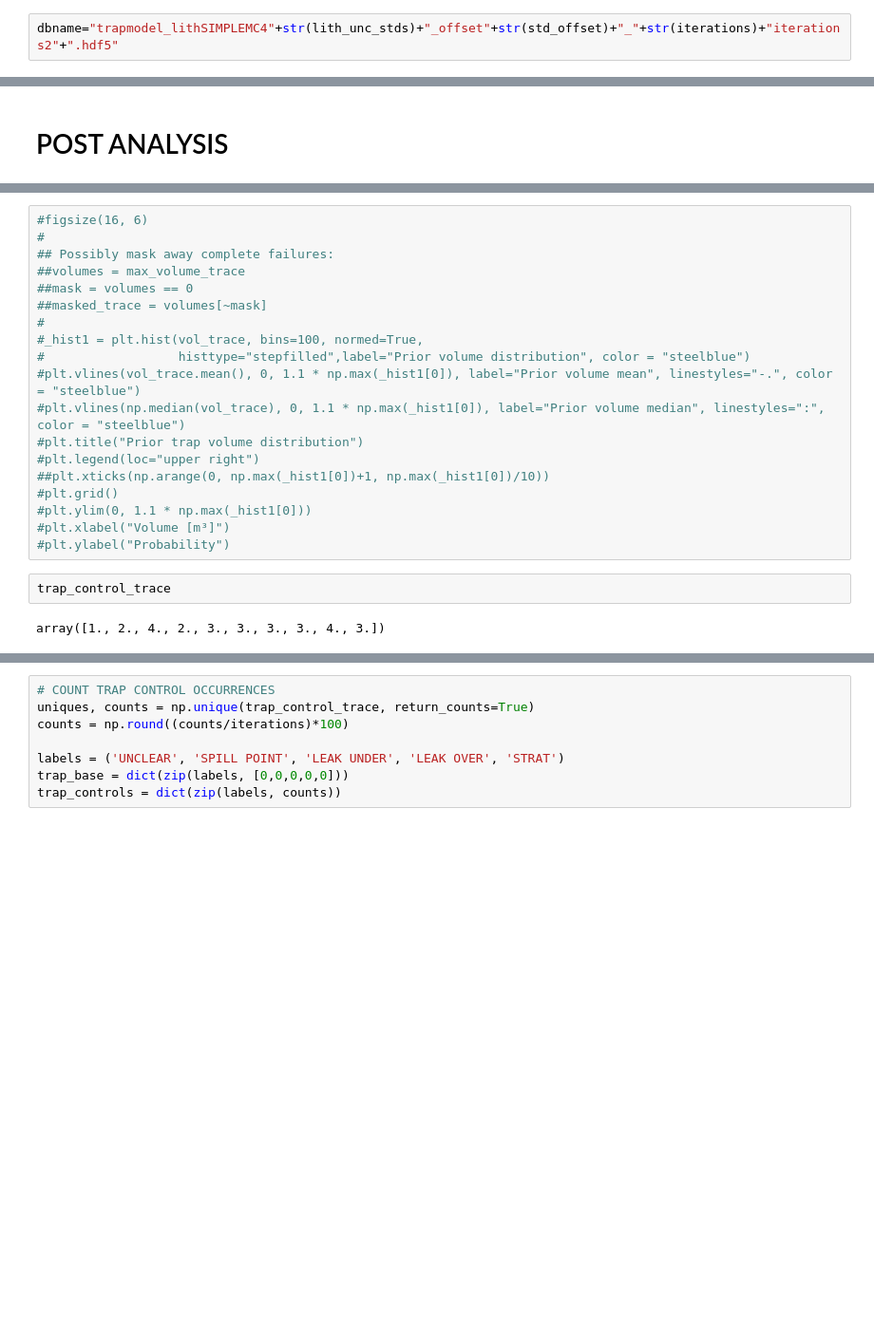
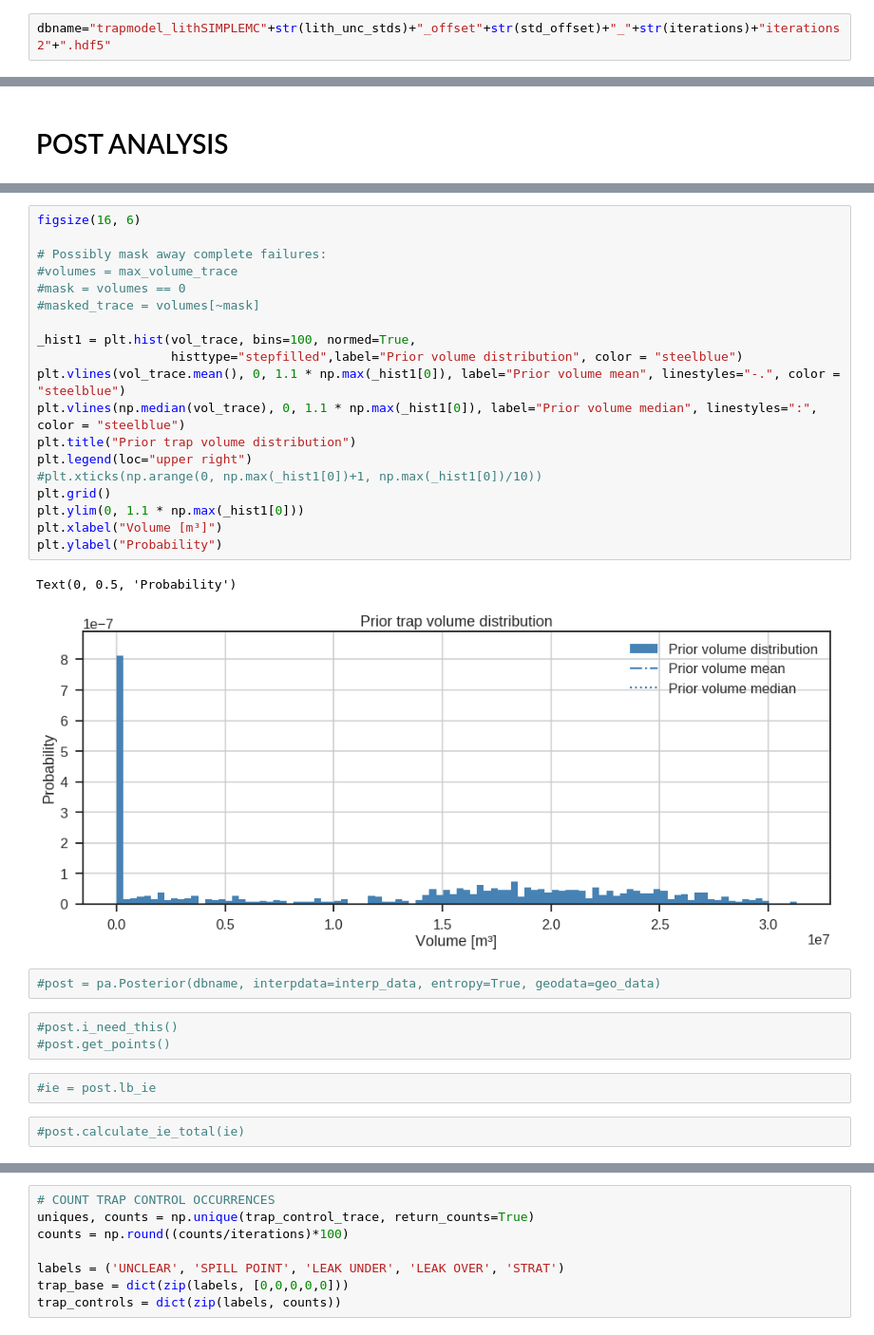
Before and after one commit to nre-aachen/Theses, a Jupyter notebook: Risk analysis/Notebooks/post_submission_continued_work/3D uncertainty (post-submission, work in progress).ipynb, the cells around one changed output, grey strips where cells are left out. Shown at 95% size. Cells and saved outputs as stored; diff of their text form; blank space fills up the shorter version.

```diff
--- a/Risk analysis/Notebooks/post_submission_continued_work/3D uncertainty (post-submission, work in progress).ipynb
+++ b/Risk analysis/Notebooks/post_submission_continued_work/3D uncertainty (post-submission, work in progress).ipynb
@@ -716,7 +701,7 @@ params = [input_data, thicknesses, gempy_model, trap_analysis, *lith_Z_modifier,
 model = pymc.Model(params)
 #model = pymc.Model([interp_unc, z_unc_res_top, z_unc_base_top, z_unc_seal_top, z_unc_secres_top, offset_unc, structural_model, res_th, seal_th, sec_res_th, over_jux_area])
 # %%
-dbname="trapmodel_lithSIMPLEMC4"+str(lith_unc_stds)+"_offset"+str(std_offset)+"_"+str(iterations)+"iterations2"+".hdf5"
+dbname="trapmodel_lithSIMPLEMC"+str(lith_unc_stds)+"_offset"+str(std_offset)+"_"+str(iterations)+"iterations2"+".hdf5"
 # %%
 RUN = pymc.MCMC(model, db="hdf5", dbname=dbname)
 #RUN = pymc.MCMC(model)
@@ -846,24 +768,32 @@ vol_trace = post.db.trap_analysis[:][:,0]
 trap_control_trace = post.db.trap_analysis[:][:,2]
 # %%
-#figsize(16, 6)
-#
-## Possibly mask away complete failures:
-##volumes = max_volume_trace
-##mask = volumes == 0
-##masked_trace = volumes[~mask]
-#
-#_hist1 = plt.hist(vol_trace, bins=100, normed=True,
-#                  histtype="stepfilled",label="Prior volume distribution", color = "steelblue")
-#plt.vlines(vol_trace.mean(), 0, 1.1 * np.max(_hist1[0]), label="Prior volume mean", linestyles="-.", color = "steelblue")
-#plt.vlines(np.median(vol_trace), 0, 1.1 * np.max(_hist1[0]), label="Prior volume median", linestyles=":", color = "steelblue")
-#plt.title("Prior trap volume distribution")
-#plt.legend(loc="upper right")
-##plt.xticks(np.arange(0, np.max(_hist1[0])+1, np.max(_hist1[0])/10))
-#plt.grid()
-#plt.ylim(0, 1.1 * np.max(_hist1[0]))
-#plt.xlabel("Volume [m³]")
-#plt.ylabel("Probability")
+figsize(16, 6)
+
+# Possibly mask away complete failures:
+#volumes = max_volume_trace
+#mask = volumes == 0
+#masked_trace = volumes[~mask]
+
+_hist1 = plt.hist(vol_trace, bins=100, normed=True,
+                  histtype="stepfilled",label="Prior volume distribution", color = "steelblue")
+plt.vlines(vol_trace.mean(), 0, 1.1 * np.max(_hist1[0]), label="Prior volume mean", linestyles="-.", color = "steelblue")
+plt.vlines(np.median(vol_trace), 0, 1.1 * np.max(_hist1[0]), label="Prior volume median", linestyles=":", color = "steelblue")
+plt.title("Prior trap volume distribution")
+plt.legend(loc="upper right")
+#plt.xticks(np.arange(0, np.max(_hist1[0])+1, np.max(_hist1[0])/10))
+plt.grid()
+plt.ylim(0, 1.1 * np.max(_hist1[0]))
+plt.xlabel("Volume [m³]")
+plt.ylabel("Probability")
+# %% [output]
+Text(0, 0.5, 'Probability')
+[figure, added]
-# %%
-trap_control_trace
-# %% [output]
-array([1., 2., 4., 2., 3., 3., 3., 3., 4., 3.])
+# %%
+#post = pa.Posterior(dbname, interpdata=interp_data, entropy=True, geodata=geo_data)
+# %%
+#post.i_need_this()
+#post.get_points()
+# %%
+#ie = post.lb_ie
+# %%
+#post.calculate_ie_total(ie)
```
Also changed, not shown: parts of 37 cells of this notebook, 1 other file.
